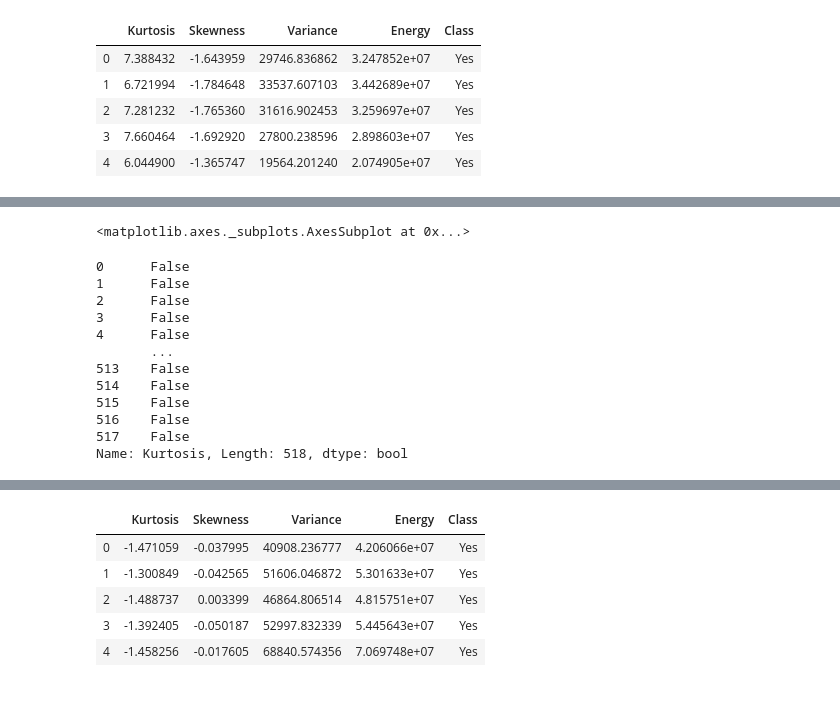
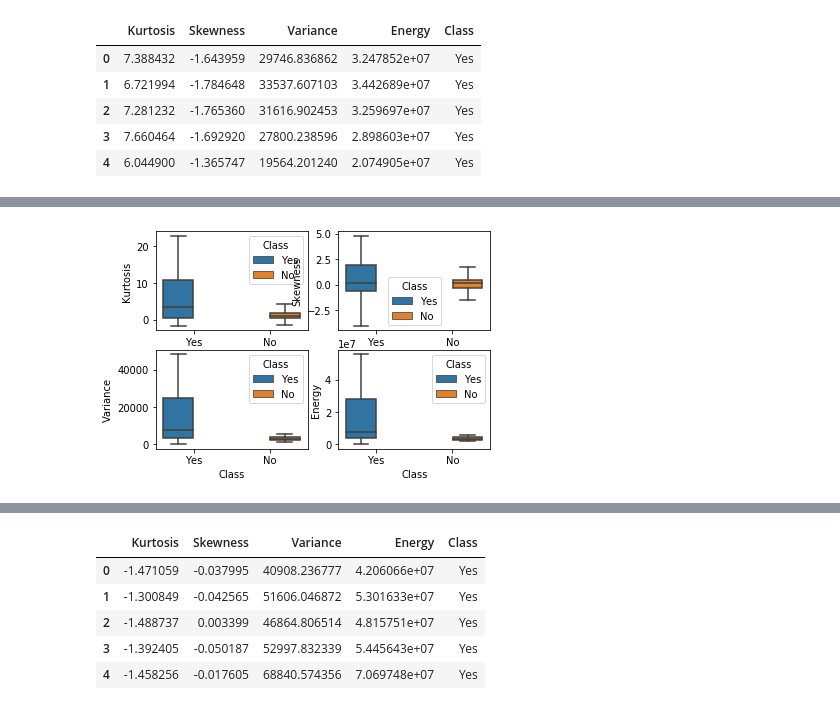
Before and after one commit to davicn/tuh_seizures, a Jupyter notebook: Notebooks/graph_windows_ecg_emg.ipynb, the cells around one changed output, grey strips where cells are left out. Cells and saved outputs as stored; diff of their text form; code cells hidden in the pictures.

```diff
--- a/Notebooks/graph_windows_ecg_emg.ipynb
+++ b/Notebooks/graph_windows_ecg_emg.ipynb
@@ -6,6 +7,9 @@ import matplotlib.pyplot as plt
 # %%
-w = np.load('w_ecg_emg.npy')
-n = np.load('n_ecg_emg.npy')
+PATH = os.getcwd().replace("Notebooks","")
+HOME = os.path.expanduser("~")
+
+w = np.load(PATH+'data/w_ecg_emg.npy')
+n = np.load(PATH+'data/n_ecg_emg.npy')
 # %%
 from scipy.stats import skew, kurtosis
 from numba import jit
@@ -84,11 +88,13 @@ data_ecg.head()
 | 3 | 7.660464 | -1.692920 | 27800.238596 | 2.898603e+07 | Yes |
 | 4 | 6.044900 | -1.365747 | 19564.201240 | 2.074905e+07 | Yes |
 # %%
-%matplotlib notebook
+%matplotlib inline
 fig, ax = plt.subplots(2,2)
 
-sns.boxplot(x="Class", y="Kurtosis", hue="Class",data=data_ecg,ax=ax[0,0])#,showfliers=False)
-sns.boxplot(x="Class", y="Skewness", hue="Class",data=data_ecg,ax=ax[0,1])#,showfliers=False)
-sns.boxplot(x="Class", y="Variance", hue="Class",data=data_ecg,ax=ax[1,0])#,showfliers=False)
-sns.boxplot(x="Class", y="Energy", hue="Class",data=data_ecg,ax=ax[1,1])#,showfliers=False)
+sns.boxplot(x="Class", y="Kurtosis", hue="Class",data=data_ecg,ax=ax[0,0],showfliers=False)
+sns.boxplot(x="Class", y="Skewness", hue="Class",data=data_ecg,ax=ax[0,1],showfliers=False)
+sns.boxplot(x="Class", y="Variance", hue="Class",data=data_ecg,ax=ax[1,0],showfliers=False)
+sns.boxplot(x="Class", y="Energy", hue="Class",data=data_ecg,ax=ax[1,1],showfliers=False)
+
+plt.show()
 # %% [output]
@@ -97,16 +101 @@ sns.boxplot(x="Class", y="Energy", hue="Class",data=data_ecg,ax=ax[1,1])#,showfl
-<matplotlib.axes._subplots.AxesSubplot at 0x...>
+[figure, added]
-# %%
-data_ecg['Kurtosis']=='No'
-# %% [output]
-0      False
-1      False
-2      False
-3      False
-4      False
-       ...
-513    False
-514    False
-515    False
-516    False
-517    False
-Name: Kurtosis, Length: 518, dtype: bool
```
Also changed, not shown: parts of 7 cells of this notebook, 30 other files.
